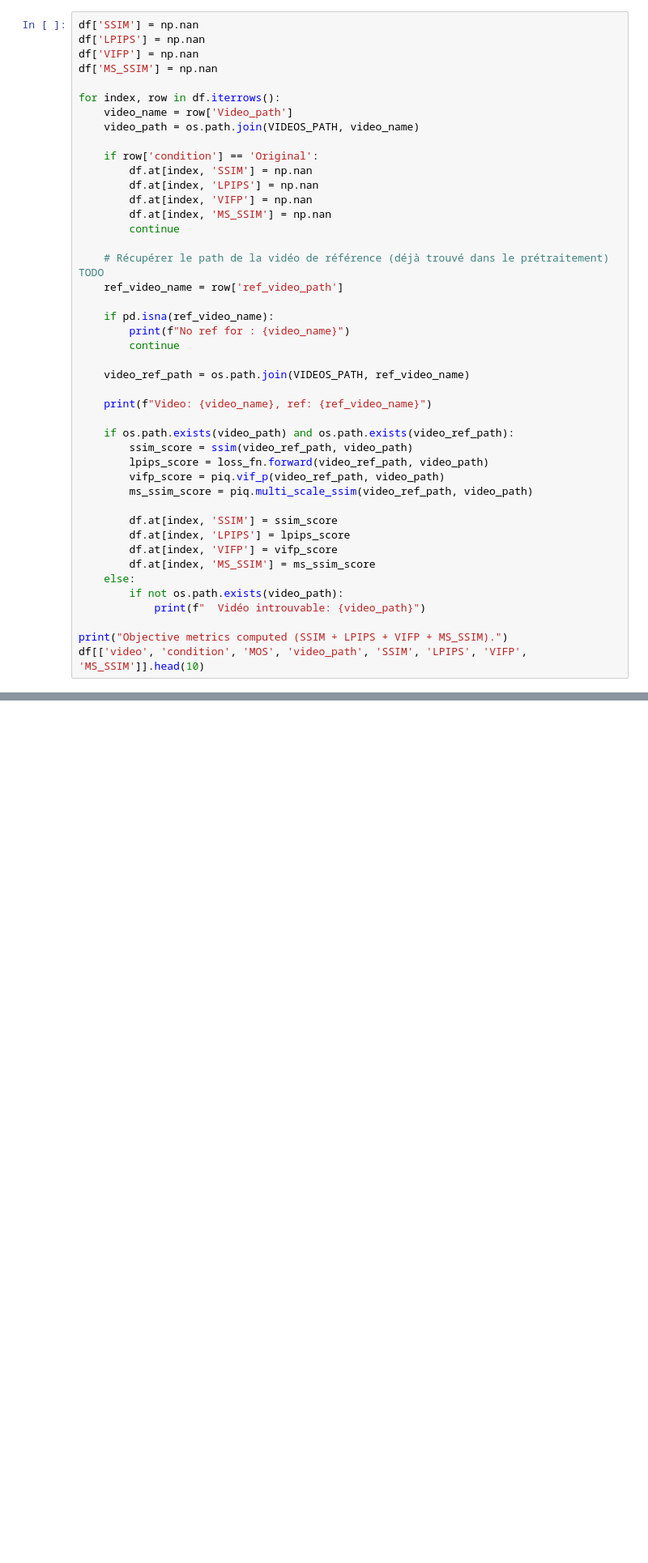
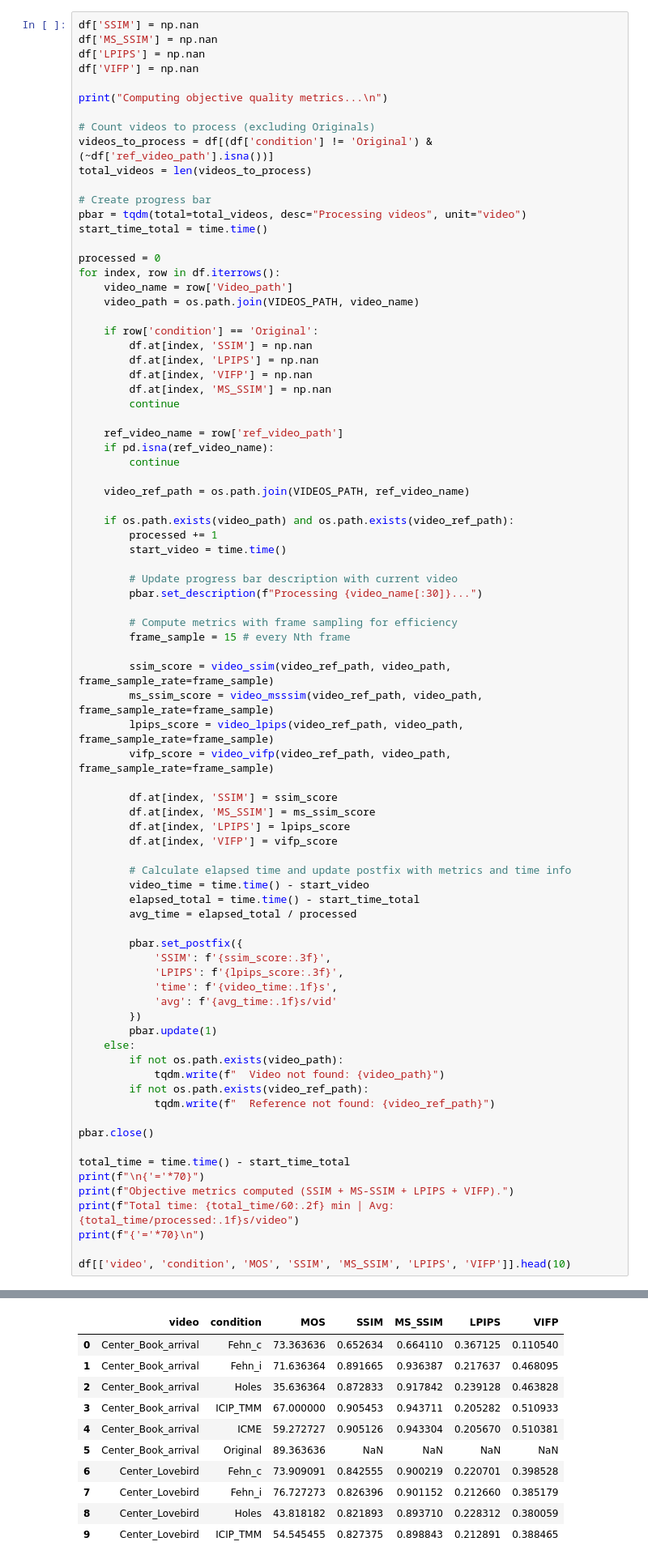
Before and after one commit to marrryzebwjq/Quality-of-Experience, a Jupyter notebook: samviq_analysis.ipynb, the cells around one changed output, grey strips where cells are left out. Shown at 81% size. Cells and saved outputs as stored; diff of their text form; blank space fills up the shorter version.

Commit message:
run metrics + update mos

```diff
--- a/samviq_analysis.ipynb
+++ b/samviq_analysis.ipynb
@@ -667,10 +870,21 @@ Loading model from: c:\Users\Marie\Documents\info m2 local\Quality of Experience
 ##### Computation
 # %%
 df['SSIM'] = np.nan
+df['MS_SSIM'] = np.nan
 df['LPIPS'] = np.nan
 df['VIFP'] = np.nan
-df['MS_SSIM'] = np.nan
 
+print("Computing objective quality metrics...\n")
+
+# Count videos to process (excluding Originals)
+videos_to_process = df[(df['condition'] != 'Original') & (~df['ref_video_path'].isna())]
+total_videos = len(videos_to_process)
+
+# Create progress bar
+pbar = tqdm(total=total_videos, desc="Processing videos", unit="video")
+start_time_total = time.time()
+
+processed = 0
 for index, row in df.iterrows():
     video_name = row['Video_path']
     video_path = os.path.join(VIDEOS_PATH, video_name)
@@ -682,31 +896,57 @@ for index, row in df.iterrows():
         df.at[index, 'MS_SSIM'] = np.nan
         continue
 
-    # Récupérer le path de la vidéo de référence (déjà trouvé dans le prétraitement) TODO
     ref_video_name = row['ref_video_path']
-
     if pd.isna(ref_video_name):
-        print(f"No ref for : {video_name}")
         continue
 
     video_ref_path = os.path.join(VIDEOS_PATH, ref_video_name)
 
-    print(f"Video: {video_name}, ref: {ref_video_name}")
+    if os.path.exists(video_path) and os.path.exists(video_ref_path):
+        processed += 1
+        start_video = time.time()
 
-    if os.path.exists(video_path) and os.path.exists(video_ref_path):
-        ssim_score = ssim(video_ref_path, video_path)
-        lpips_score = loss_fn.forward(video_ref_path, video_path)
-        vifp_score = piq.vif_p(video_ref_path, video_path)
-        ms_ssim_score = piq.multi_scale_ssim(video_ref_path, video_path)
+        # Update progress bar description with current video
+        pbar.set_description(f"Processing {video_name[:30]}...")
+
+        # Compute metrics with frame sampling for efficiency
+        frame_sample = 15 # every Nth frame
+
+        ssim_score = video_ssim(video_ref_path, video_path, frame_sample_rate=frame_sample)
+        ms_ssim_score = video_msssim(video_ref_path, video_path, frame_sample_rate=frame_sample)
+        lpips_score = video_lpips(video_ref_path, video_path, frame_sample_rate=frame_sample)
+        vifp_score = video_vifp(video_ref_path, video_path, frame_sample_rate=frame_sample)
 
         df.at[index, 'SSIM'] = ssim_score
+        df.at[index, 'MS_SSIM'] = ms_ssim_score
         df.at[index, 'LPIPS'] = lpips_score
         df.at[index, 'VIFP'] = vifp_score
-        df.at[index, 'MS_SSIM'] = ms_ssim_score
+
+        # Calculate elapsed time and update postfix with metrics and time info
+        video_time = time.time() - start_video
+        elapsed_total = time.time() - start_time_total
+        avg_time = elapsed_total / processed
+
+        pbar.set_postfix({
+            'SSIM': f'{ssim_score:.3f}',
+            'LPIPS': f'{lpips_score:.3f}',
+            'time': f'{video_time:.1f}s',
+            'avg': f'{avg_time:.1f}s/vid'
+        })
+        pbar.update(1)
     else:
         if not os.path.exists(video_path):
-            print(f"  Vidéo introuvable: {video_path}")
+            tqdm.write(f"  Video not found: {video_path}")
+        if not os.path.exists(video_ref_path):
+            tqdm.write(f"  Reference not found: {video_ref_path}")
 
-print("Objective metrics computed (SSIM + LPIPS + VIFP + MS_SSIM).")
-df[['video', 'condition', 'MOS', 'video_path', 'SSIM', 'LPIPS', 'VIFP', 'MS_SSIM']].head(10)
+pbar.close()
+
+total_time = time.time() - start_time_total
+print(f"\n{'='*70}")
+print(f"Objective metrics computed (SSIM + MS-SSIM + LPIPS + VIFP).")
+print(f"Total time: {total_time/60:.2f} min | Avg: {total_time/processed:.1f}s/video")
+print(f"{'='*70}\n")
+
+df[['video', 'condition', 'MOS', 'SSIM', 'MS_SSIM', 'LPIPS', 'VIFP']].head(10)
 # %% [output]
@@ -715,3 +958,14 @@ AttributeError: 'str' object has no attribute 'shape'
+|  | video | condition | MOS | SSIM | MS_SSIM | LPIPS | VIFP |
+| 0 | Center_Book_arrival | Fehn_c | 73.363636 | 0.652634 | 0.664110 | 0.367125 | 0.110540 |
+| 1 | Center_Book_arrival | Fehn_i | 71.636364 | 0.891665 | 0.936387 | 0.217637 | 0.468095 |
+| 2 | Center_Book_arrival | Holes | 35.636364 | 0.872833 | 0.917842 | 0.239128 | 0.463828 |
+| 3 | Center_Book_arrival | ICIP_TMM | 67.000000 | 0.905453 | 0.943711 | 0.205282 | 0.510933 |
+| 4 | Center_Book_arrival | ICME | 59.272727 | 0.905126 | 0.943304 | 0.205670 | 0.510381 |
+| 5 | Center_Book_arrival | Original | 89.363636 | NaN | NaN | NaN | NaN |
+| 6 | Center_Lovebird | Fehn_c | 73.909091 | 0.842555 | 0.900219 | 0.220701 | 0.398528 |
+| 7 | Center_Lovebird | Fehn_i | 76.727273 | 0.826396 | 0.901152 | 0.212660 | 0.385179 |
+| 8 | Center_Lovebird | Holes | 43.818182 | 0.821893 | 0.893710 | 0.228312 | 0.380059 |
+| 9 | Center_Lovebird | ICIP_TMM | 54.545455 | 0.827375 | 0.898843 | 0.212891 | 0.388465 |
 # %%
 df.to_csv(output_file, index=False)
 print(f"Data saved to: {output_file}")
```
Also changed, not shown: parts of 18 cells of this notebook, 1 other file.
